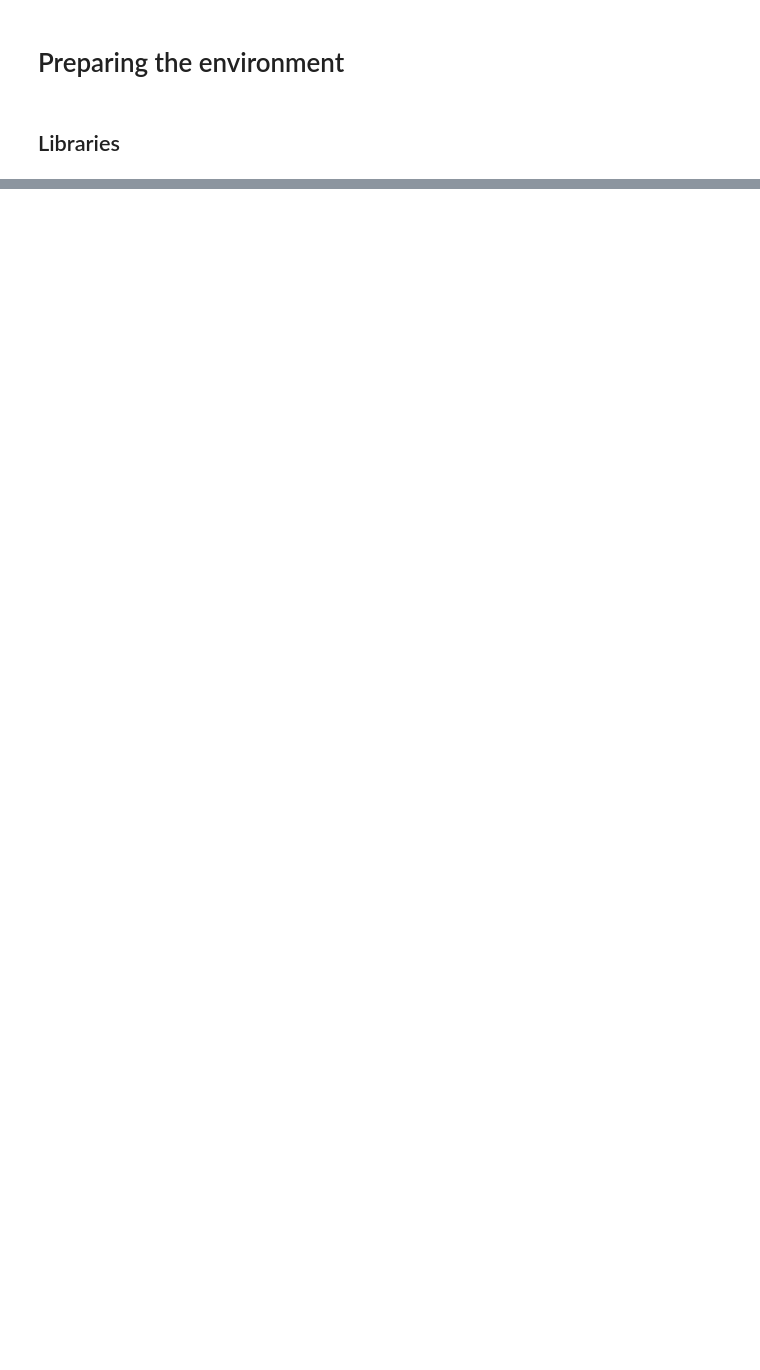
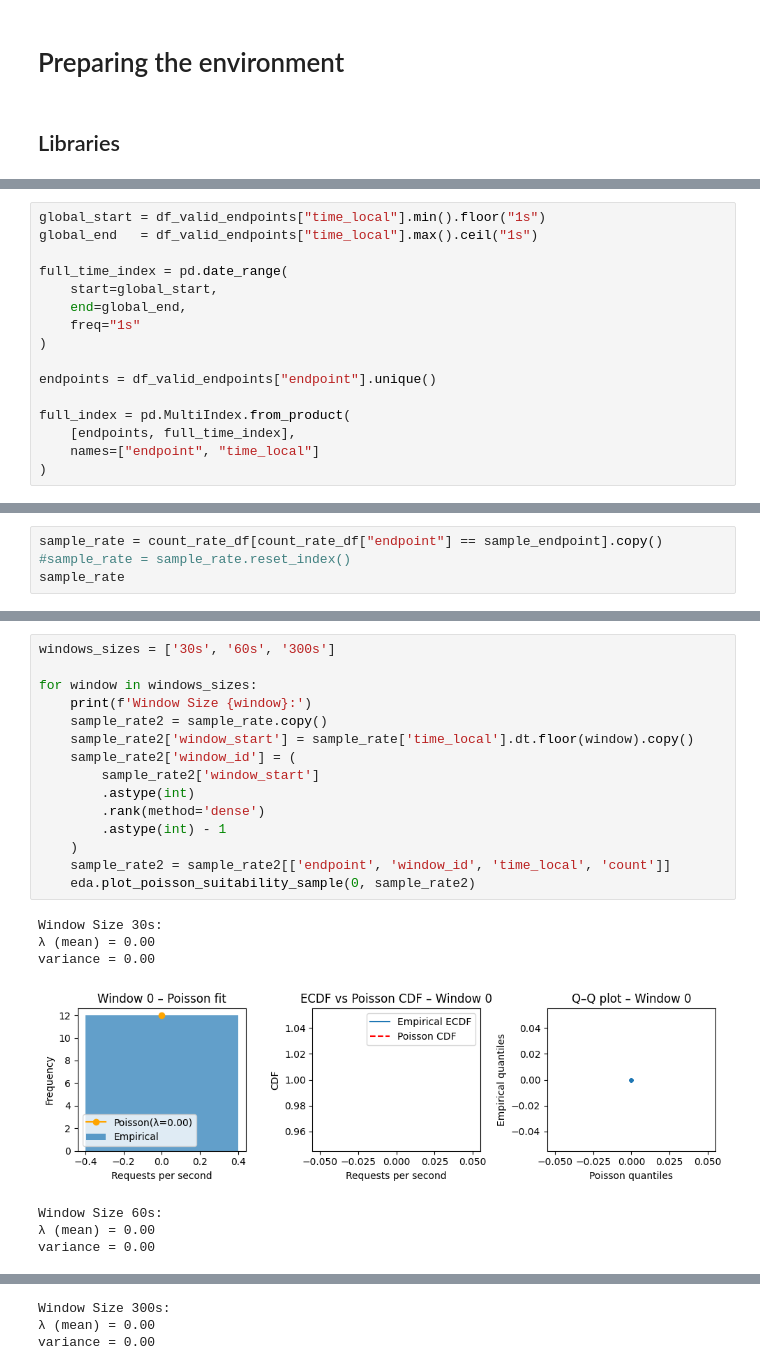
Before and after one commit to lmamede/api-health-monitor, a Jupyter notebook: notebooks/EDA-datasets.ipynb, the cells around one changed output, grey strips where cells are left out. Drawn from its saved outputs; the diff is of its cells as text; blank space fills up the shorter version.

```diff
--- a/notebooks/EDA-datasets.ipynb
+++ b/notebooks/EDA-datasets.ipynb
@@ -38,0 +390,16 @@ df_ravel=pd.read_csv(path_ravel)
+# %%
+global_start = df_valid_endpoints["time_local"].min().floor("1s")
+global_end   = df_valid_endpoints["time_local"].max().ceil("1s")
+
+full_time_index = pd.date_range(
+    start=global_start,
+    end=global_end,
+    freq="1s"
+)
+
+endpoints = df_valid_endpoints["endpoint"].unique()
+
+full_index = pd.MultiIndex.from_product(
+    [endpoints, full_time_index],
+    names=["endpoint", "time_local"]
+)
@@ -38,0 +449,4 @@ df_ravel=pd.read_csv(path_ravel)
+# %%
+sample_rate = count_rate_df[count_rate_df["endpoint"] == sample_endpoint].copy()
+#sample_rate = sample_rate.reset_index()
+sample_rate
@@ -38,0 +469,23 @@ df_ravel=pd.read_csv(path_ravel)
+# %%
+windows_sizes = ['30s', '60s', '300s']
+
+for window in windows_sizes:
+    print(f'Window Size {window}:')
+    sample_rate2 = sample_rate.copy()
+    sample_rate2['window_start'] = sample_rate['time_local'].dt.floor(window).copy()
+    sample_rate2['window_id'] = (
+        sample_rate2['window_start']
+        .astype(int)
+        .rank(method='dense')
+        .astype(int) - 1
+    )
+    sample_rate2 = sample_rate2[['endpoint', 'window_id', 'time_local', 'count']]
+    eda.plot_poisson_suitability_sample(0, sample_rate2)
+# %% [output]
+Window Size 30s:
+λ (mean) = 0.00
+variance = 0.00
+[figure, added]
+Window Size 60s:
+λ (mean) = 0.00
+variance = 0.00
@@ -38,0 +493,3 @@ df_ravel=pd.read_csv(path_ravel)
+Window Size 300s:
+λ (mean) = 0.00
+variance = 0.00
```
Also changed, not shown: parts of 84 cells of this notebook, 1 other file.
